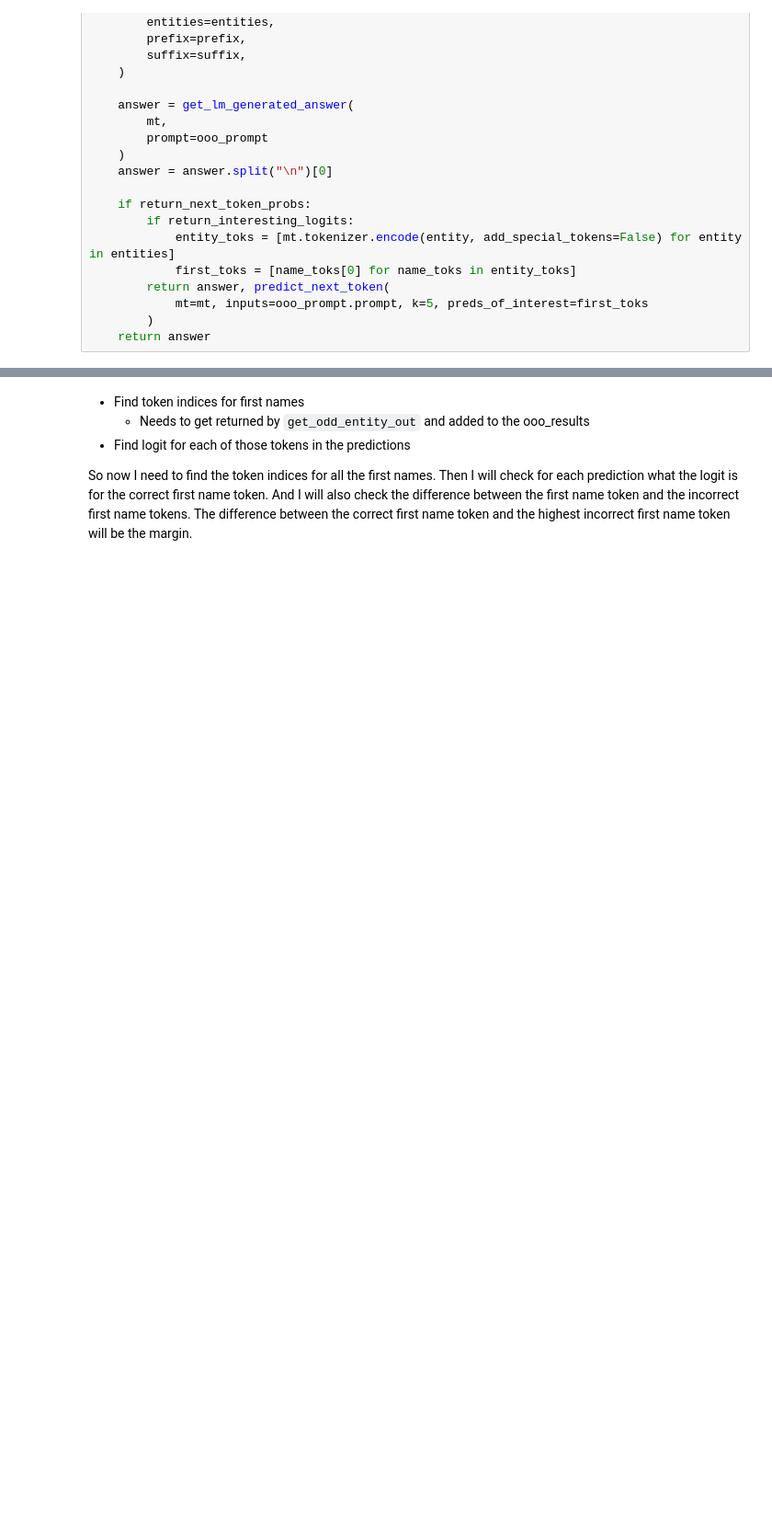
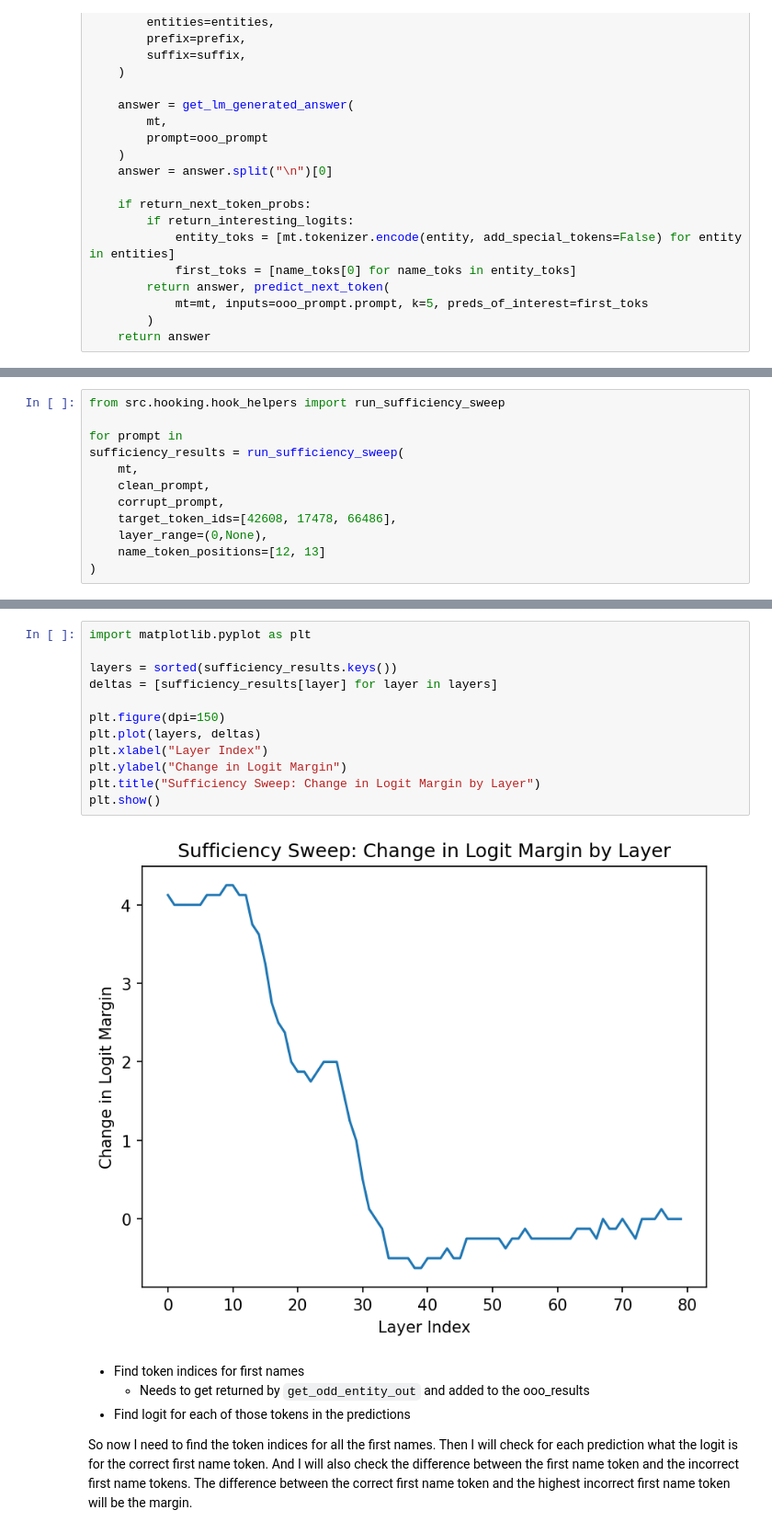
Before and after one commit to giordanorogers/mechinterp, a Jupyter notebook: odd_one_out_demo.ipynb, the cells around one changed output, grey strips where cells are left out. Shown: that part at 92% size. Saved outputs shown, nothing was run; the diff lists cells and outputs as text; blank space fills up the shorter version.

```diff
--- a/odd_one_out_demo.ipynb
+++ b/odd_one_out_demo.ipynb
@@ -413,0 +847,12 @@ for professions in odd1out_dataset.items():
+# %%
+from src.hooking.hook_helpers import run_sufficiency_sweep
+
+for prompt in
+sufficiency_results = run_sufficiency_sweep(
+    mt,
+    clean_prompt,
+    corrupt_prompt,
+    target_token_ids=[42608, 17478, 66486],
+    layer_range=(0,None),
+    name_token_positions=[12, 13]
+)
@@ -414,3 +877,17 @@ for professions in odd1out_dataset.items():
+# %%
+import matplotlib.pyplot as plt
+
+layers = sorted(sufficiency_results.keys())
+deltas = [sufficiency_results[layer] for layer in layers]
+
+plt.figure(dpi=150)
+plt.plot(layers, deltas)
+plt.xlabel("Layer Index")
+plt.ylabel("Change in Logit Margin")
+plt.title("Sufficiency Sweep: Change in Logit Margin by Layer")
+plt.show()
+# %% [output]
+[figure, added]
 # %% [markdown]
 - Find token indices for first names
     - Needs to get returned by `get_odd_entity_out` and added to the ooo_results
```
Also changed, not shown: parts of 26 cells of this notebook, 20 other files.
